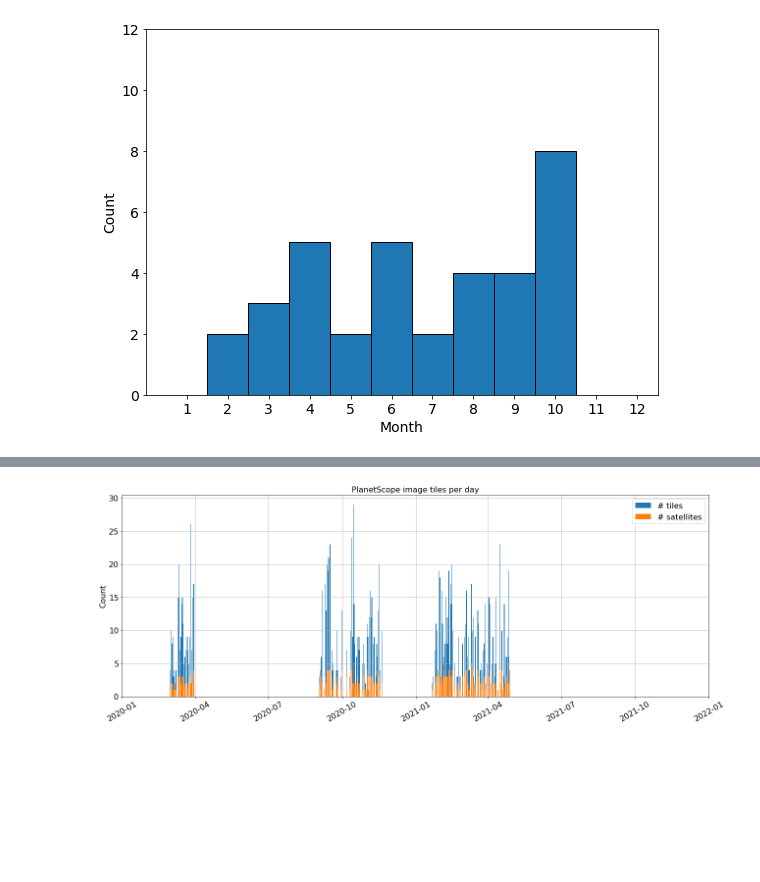
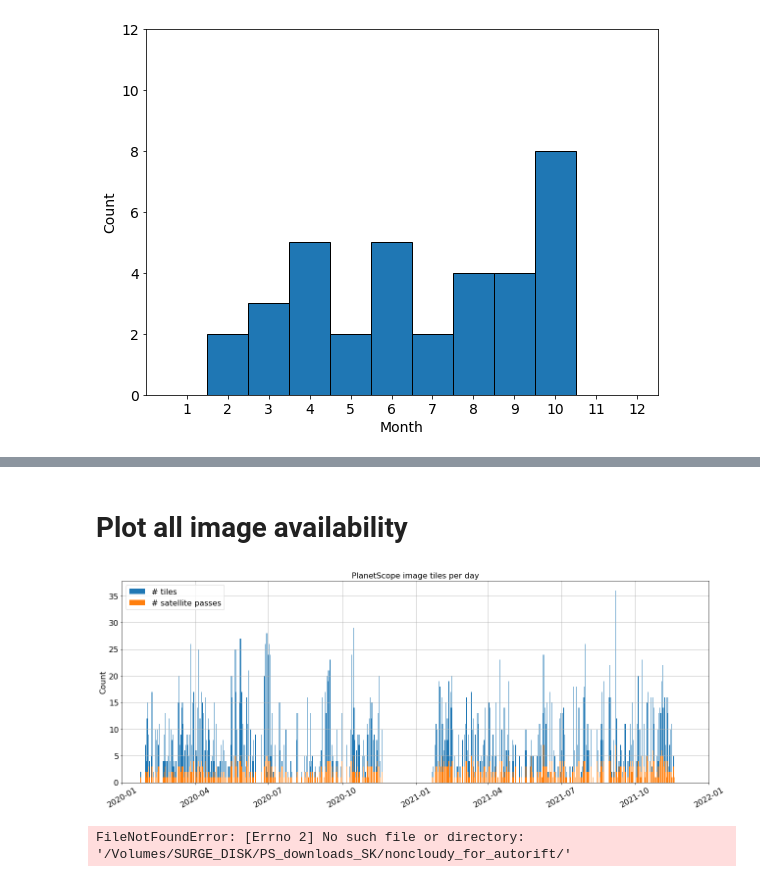
Before and after one commit to CryoGARS-Glaciology/planet_tile2img, a Jupyter notebook: Figure Generation Code.ipynb, the cells around one changed output, grey strips where cells are left out. Drawn from its saved outputs; the diff is of its cells as text; code cells hidden in the pictures; blank space fills up the shorter version.

```diff
--- a/Figure Generation Code.ipynb
+++ b/Figure Generation Code.ipynb
@@ -18,6 +18,8 @@ from rasterio.windows import from_bounds, transform
 
 from datetime import datetime
 import csv
+# %%
+FIGPATH = '/Users/jukesliu/Documents/PLANETSCOPE_VELOCITIES/figures/' # path to all final figures
 # %% [markdown]
 ## Build Velocity Rastor Comparison Between S2 and PS
 # %%
@@ -305,18 +277,60 @@ all_df
+# %% [markdown]
+# Plot all image availability
+# %%
+# folder with all the monthly folders
+basepath = '/Volumes/SURGE_DISK 1/PS_downloads_SK/'
+
+dfs = []
+for folder in os.listdir(basepath):
+    if folder.startswith('2'):
+        for file in os.listdir(basepath+folder):
+            if file == 'image_availability_summary.csv':
+                month_df = pd.read_csv(basepath+folder+'/'+file)
+                dfs.append(month_df)
+all_df = pd.concat(dfs)
+all_df.dates = pd.to_datetime(all_df.dates, format='%Y%m%d')
+all_df
 # %%
 # plot
 fs = 16
 plt.figure(figsize=(18,7))
 plt.bar(all_df.dates, all_df.tiles)
 plt.bar(all_df.dates, all_df.sats)
 plt.xlim(datetime(2020,1,1), datetime(2022,1,1))
 plt.xticks(rotation=30,fontsize=fs)
 plt.yticks(fontsize=fs)
 plt.ylabel('Count',fontsize=fs)
 plt.title('PlanetScope image tiles per day',fontsize=fs)
-plt.legend(['# tiles','# satellites'],fontsize=fs)
+plt.legend(['# tiles','# satellite passes'],fontsize=fs)
 plt.grid()
 plt.tight_layout()
-# plt.savefig(folderpath+'image_availability_summary.png', dpi=300)# export graph as img png
+plt.savefig(FIGPATH+'image_availability_summary.png', dpi=300)# export graph as img png
 plt.show()
 # %% [output]
-[figure, old version]
+[figure, new version]
+# %%
+# replot with final cloudy images
+dates = []
+for file in os.listdir('/Volumes/SURGE_DISK/PS_downloads_SK/noncloudy_for_autorift/'):
+    if file.startswith('PS') and file.endswith('.tif'):
+        dates.append(file.split('_')[1])
+noncloudy_df = pd.DataFrame(list(zip(dates, np.ones(len(dates)))), columns=['date','number'])
+noncloudy_df['datetime'] = pd.to_datetime(noncloudy_df.date,format='%Y%m%d')
+noncloudy_df.to_csv(FIGPATH+'PS_noncloudy_images.csv')
+
+plt.figure(figsize=(18,7))
+plt.bar(noncloudy_df.datetime, noncloudy_df.number,color='purple',alpha=0.9)
+plt.xlim(datetime(2020,1,1), datetime(2022,1,1))
+plt.xticks(rotation=30,fontsize=fs)
+plt.tick_params(labelleft=False,left=False)
+# plt.yticks(fontsize=fs)
+
+plt.ylim(0,1)
+# plt.ylabel('Count',fontsize=fs)
+plt.title('PlanetScope images with > 50% coverage and non-cloudy',fontsize=fs)
+plt.grid()
+plt.tight_layout()
+plt.savefig(FIGPATH+'PS_noncloudy_images.png', dpi=300)# export graph as img png
+plt.show()
+# %% [output]
+FileNotFoundError: [Errno 2] No such file or directory: '/Volumes/SURGE_DISK/PS_downloads_SK/noncloudy_for_autorift/'
```
Also changed, not shown: parts of 8 cells of this notebook, 7 other files.
